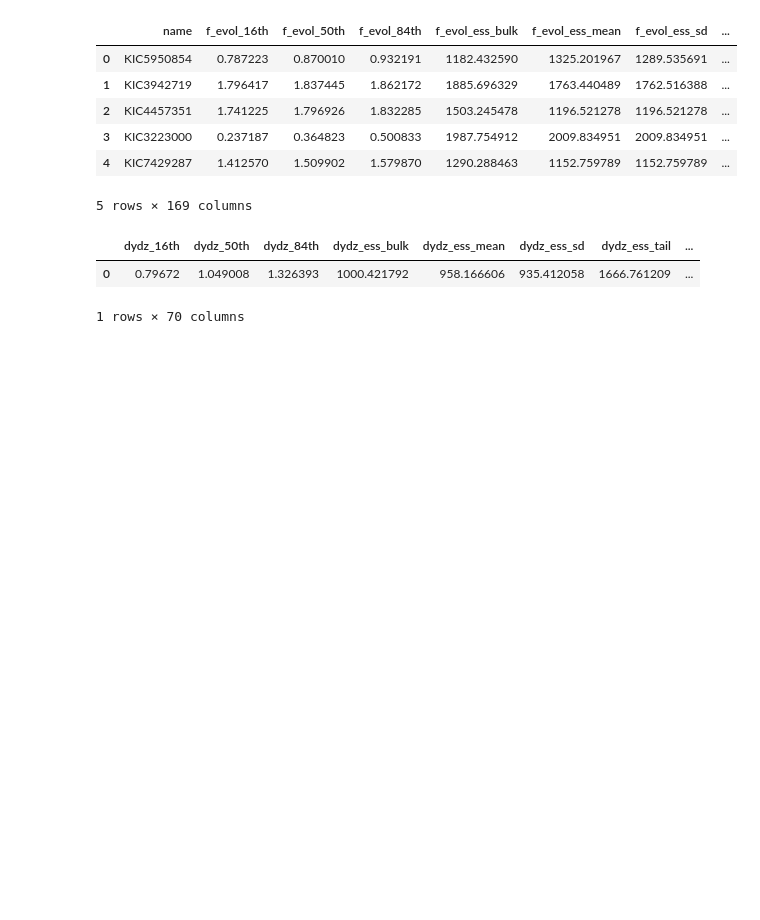
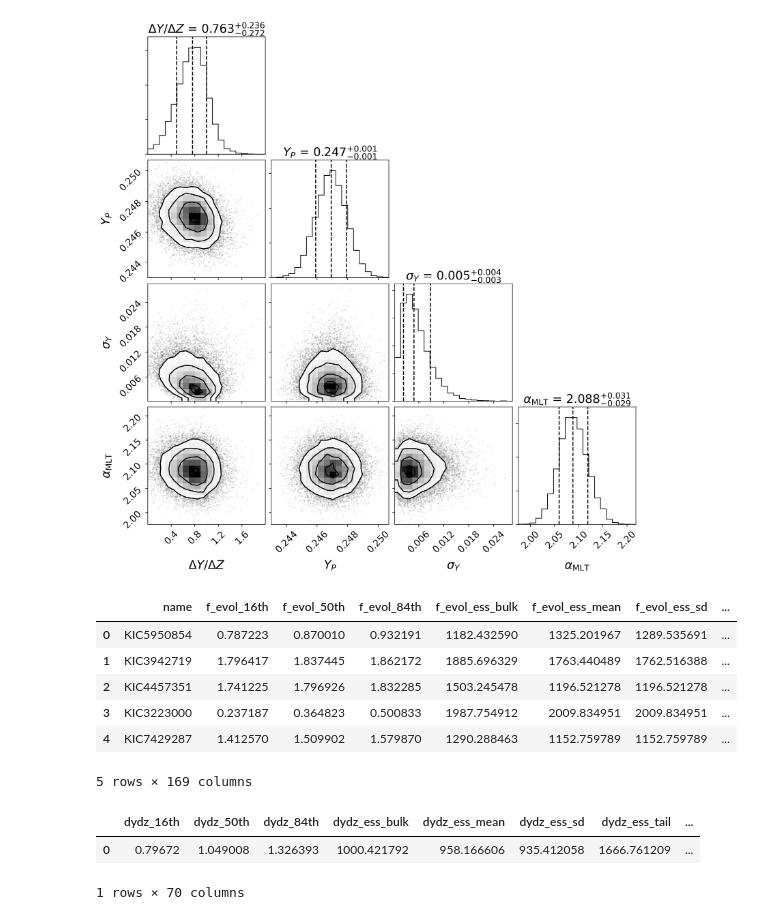
Before and after one commit to alexlyttle/hierarchically-modelling-dwarfs, a Jupyter notebook: modelling/final_models/population_plots.ipynb, the cells around one changed output. Cells and saved outputs as stored; diff of their text form; code cells hidden in the pictures; blank space fills up the shorter version.

```diff
--- a/modelling/final_models/population_plots.ipynb
+++ b/modelling/final_models/population_plots.ipynb
@@ -36 +37,15 @@ Attributes:
     arviz_version:  0.7.0
+# %%
+labels = {
+    'dydz': r'$\Delta Y / \Delta Z$',
+    'yp': r'$Y_P$',
+    'sigma_yi': r'$\sigma_Y$',
+    'mu_mlt': r'$\mu_\alpha$',
+    'sigma_mlt': r'$\sigma_\alpha$',
+    'mlt': r'$\alpha_\mathrm{MLT}$',
+}
+# %%
+# names = ['dydz', 'yp', 'sigma_yi', 'mu_mlt', 'sigma_mlt']
+names = ['dydz', 'yp', 'sigma_yi', 'mlt']
+var_names = ['/'.join(['population', name]) for name in names]
+# var_names = ['/'.join(['population', name]) for name in names]
@@ -37,3 +62,17 @@ Attributes:
+# %%
+plt.rc('axes', titlesize=18.)
+plt.rc('axes', labelsize=18.)
+plt.rc('xtick', labelsize=14.)
+plt.rc('ytick', labelsize=14.)
+
+fig, axes = plt.subplots(len(names), len(names), figsize=(12, 12), dpi=300,
+                        gridspec_kw={})
+fig = corner(xs.T, labels=label, title_fmt='.3f', quantiles=[.16, .5, .84],
+             show_titles=True, fig=fig,)
+# fig.tight_layout()
+fig.savefig(os.path.join(path, 'population/corner_plot_2.png'), bbox_inches='tight')
+# %% [output]
+[figure, added]
 # %%
 stars = pd.read_csv(os.path.join(path, 'population/stars/results.csv'))
 stars.head()
```
Also changed, not shown: parts of 19 cells of this notebook, 5 other files.
